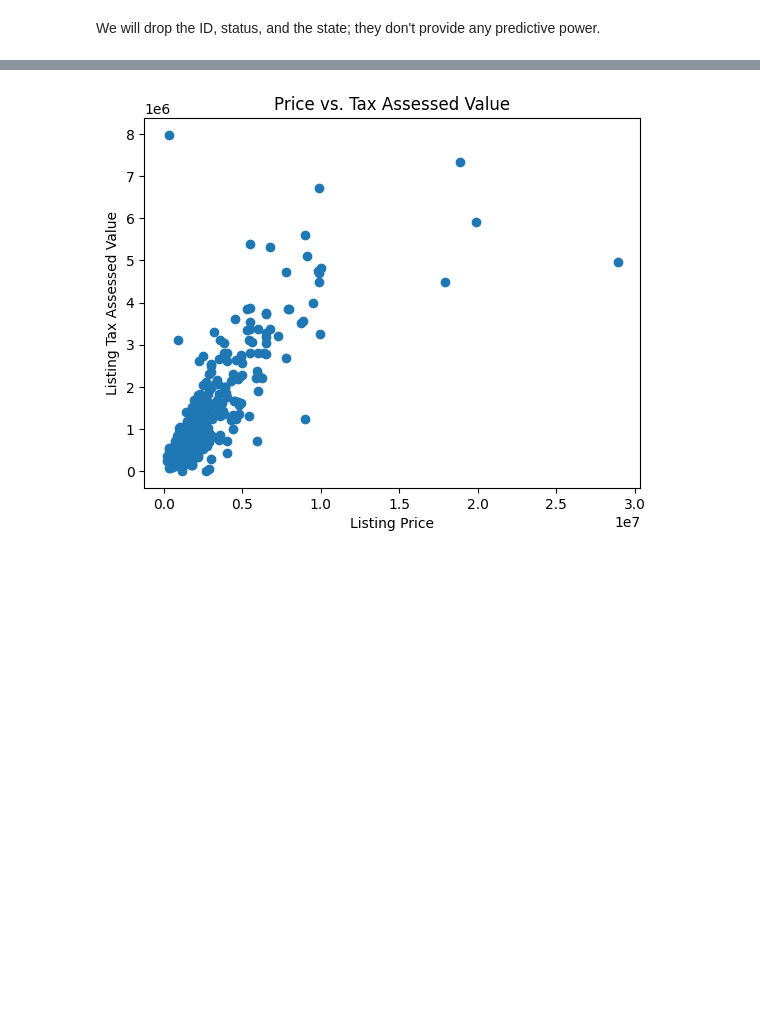
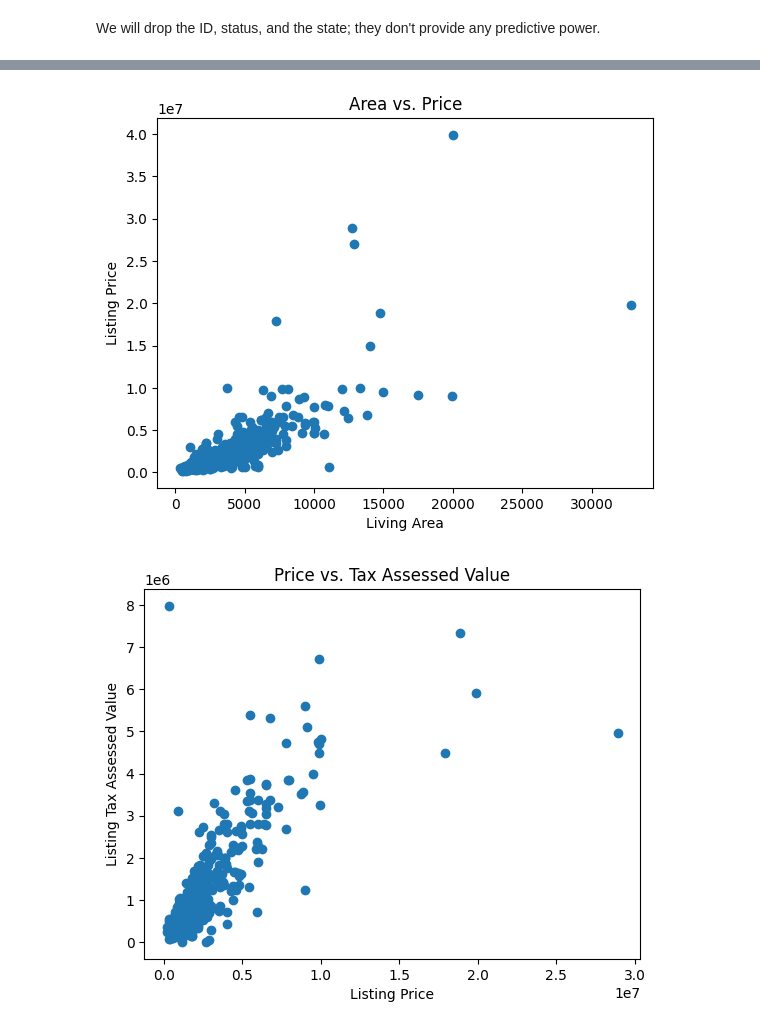
Before and after one commit to saba-sohail/nassau-county-housing, a Jupyter notebook: analysis1.ipynb, the cells around one changed output, grey strips where cells are left out. Saved outputs shown, nothing was run; the diff lists cells and outputs as text; code cells hidden in the pictures; blank space fills up the shorter version.

```diff
--- a/analysis1.ipynb
+++ b/analysis1.ipynb
@@ -102,3 +132,11 @@ df.head()
+# %%
+plt.scatter(data=df, x="area", y="price")
+plt.xlabel("Living Area")
+plt.ylabel("Listing Price")
+plt.title("Area vs. Price")
+plt.show()
+# %% [output]
+[figure, added]
 # %%
 plt.scatter(data=df, x="price", y="taxAssessedValue")
 plt.xlabel("Listing Price")
```
Also changed, not shown: parts of 13 cells of this notebook, 1 other file.
